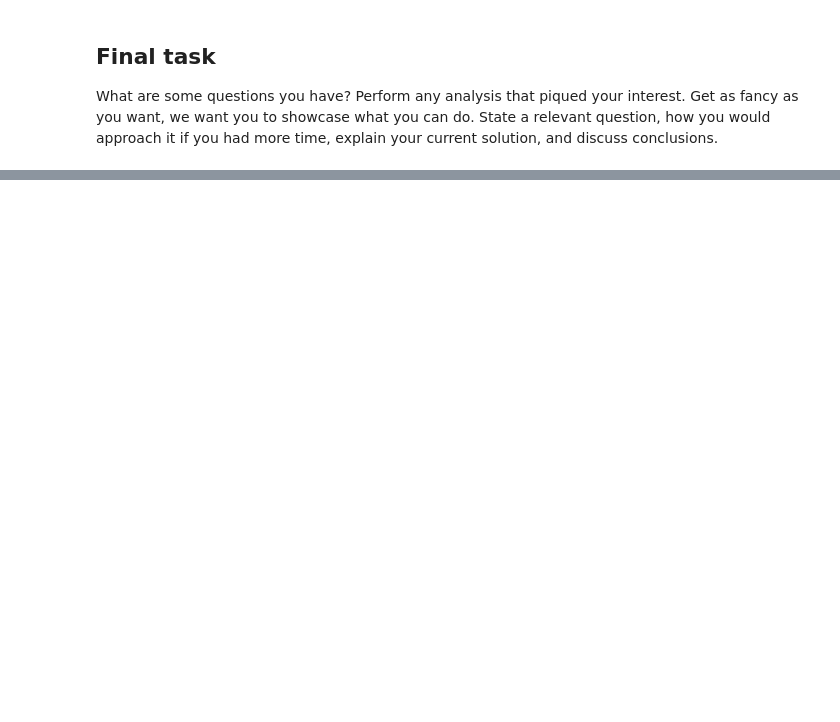
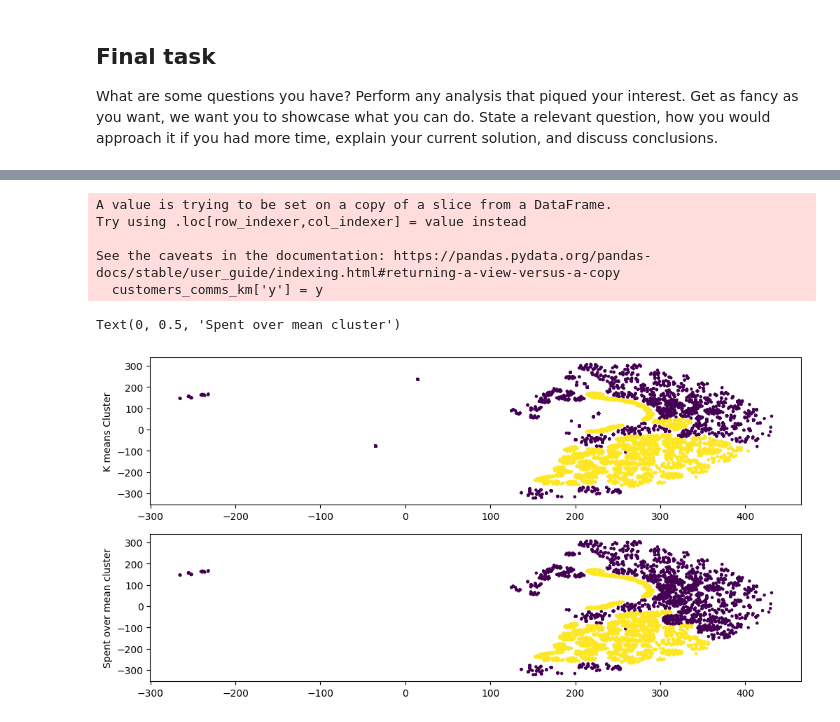
Before and after one commit to StefanoMolina/Random, a Jupyter notebook: 240723_data_challenge_SMM.ipynb, the cells around one changed output, grey strips where cells are left out. Cells and saved outputs as stored; diff of their text form; code cells hidden in the pictures; blank space fills up the shorter version.

```diff
--- a/240723_data_challenge_SMM.ipynb
+++ b/240723_data_challenge_SMM.ipynb
@@ -278,0 +564,5 @@ releases
+# %%
+#predict the labels for the two - means clusters
+km = KMeans( n_clusters= 2, random_state= 16)
+km.fit(customers_comms_km)
+y = km.predict(customers_comms_km)
@@ -278,0 +571,31 @@ releases
+# %%
+#sample from the original set and run a tsne model on it to reduce its dimensions to two to be able to visualize them
+customers_comms_km['y'] = y
+X_sampled = shuffle(customers_comms_km, random_state=16, n_samples=150000)
+y_sampled = X_sampled['y']
+X_sampled = X_sampled.drop('y', axis = 1)
+tsne = TSNE(n_components=2, random_state=16)
+X_embedded = tsne.fit_transform(X_sampled)
+# %% [output]
+A value is trying to be set on a copy of a slice from a DataFrame.
+Try using .loc[row_indexer,col_indexer] = value instead
+
+See the caveats in the documentation: https://pandas.pydata.org/pandas-docs/stable/user_guide/indexing.html#returning-a-view-versus-a-copy
+  customers_comms_km['y'] = y
+# %%
+#create dataframe with custom created clusters
+customers_comms_y = customers_comms[['Visits_1', 'Spent_over_mean', 'VIP']]
+customers_comms_y = shuffle(customers_comms_y, random_state= 16,  n_samples=150000)
+# %%
+#plot side by side the generated labels and the custom created clusters
+fig, (ax1, ax2) = plt.subplots(2, 1, figsize=(12, 6))
+ax1.scatter(X_embedded[:, 0], X_embedded[:, 1], c= y_sampled,  s=5, cmap='viridis')
+#ax1.title('t-SNE visualization of KMeans clustering with 2 Clusters using the predicted clusters')
+ax1.set_ylabel('K means Cluster')
+
+ax2.scatter(X_embedded[:, 0], X_embedded[:, 1], c= customers_comms_y['Spent_over_mean'],  s=5, cmap='viridis')
+#ax2.title('t-SNE visualization of KMeans clustering with 2 Clusters using a generated clusters')
+ax2.set_ylabel('Spent over mean cluster')
+# %% [output]
+Text(0, 0.5, 'Spent over mean cluster')
+[figure, added]
```
Also changed, not shown: parts of 61 cells of this notebook.
